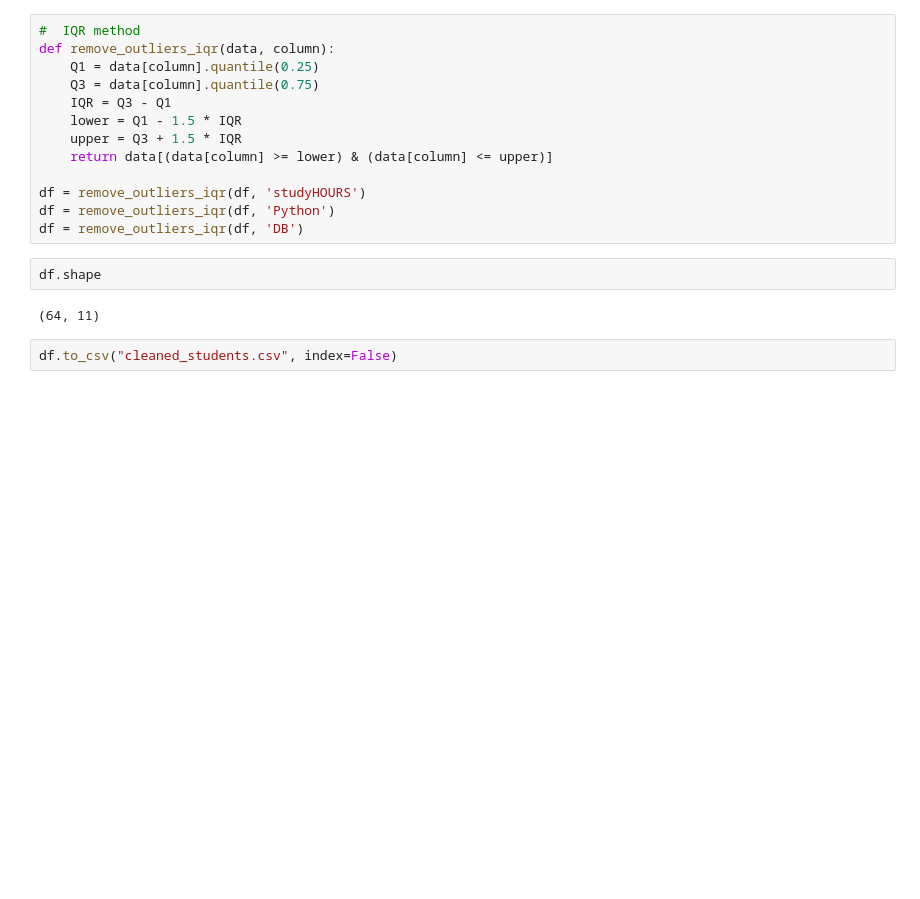
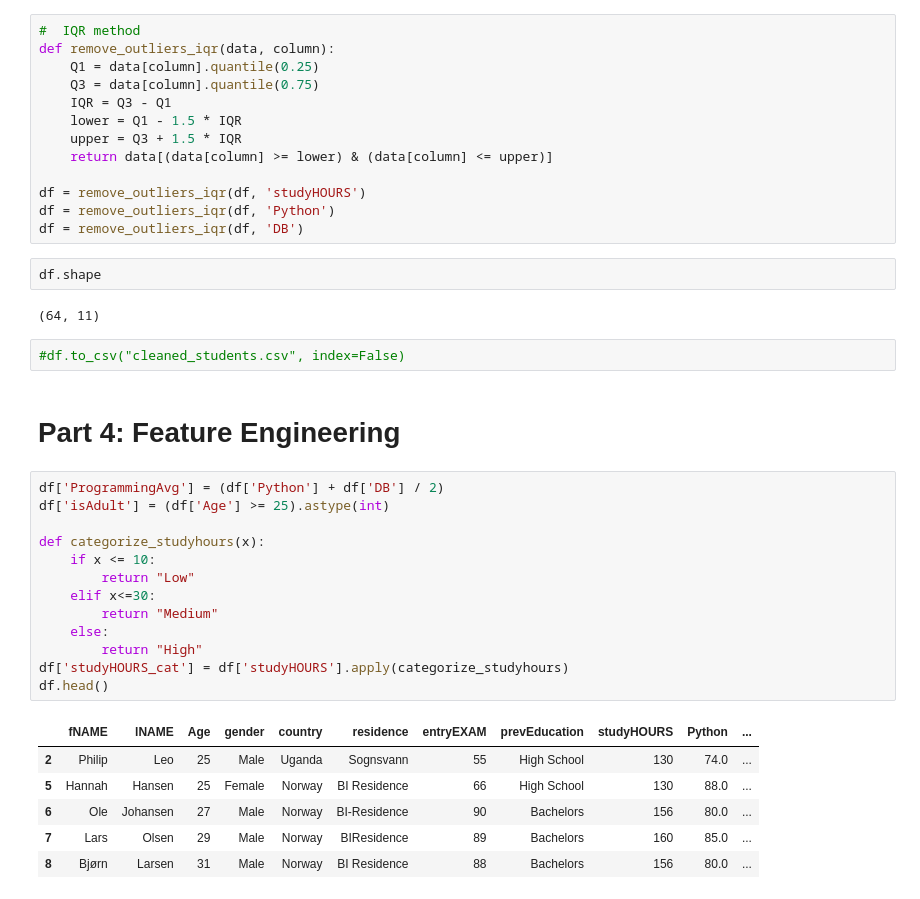
Before and after one commit to Toqa-ElMalah/Student-Data-Cleaning, a Jupyter notebook: Student Dataset.ipynb, the cells around one changed output. Drawn from its saved outputs; the diff is of its cells as text; blank space fills up the shorter version.

```diff
--- a/Student Dataset.ipynb
+++ b/Student Dataset.ipynb
@@ -261,4 +261,26 @@ df.shape
 # %% [output]
 (64, 11)
 # %%
-df.to_csv("cleaned_students.csv", index=False)
+#df.to_csv("cleaned_students.csv", index=False)
+# %% [markdown]
+# Part 4: Feature Engineering
+# %%
+df['ProgrammingAvg'] = (df['Python'] + df['DB'] / 2)
+df['isAdult'] = (df['Age'] >= 25).astype(int)
+
+def categorize_studyhours(x):
+    if x <= 10:
+        return "Low"
+    elif x<=30:
+        return "Medium"
+    else:
+        return "High"
+df['studyHOURS_cat'] = df['studyHOURS'].apply(categorize_studyhours)
+df.head()
+# %% [output]
+|  | fNAME | lNAME | Age | gender | country | residence | entryEXAM | prevEducation | studyHOURS | Python | ... |
+| 2 | Philip | Leo | 25 | Male | Uganda | Sognsvann | 55 | High School | 130 | 74.0 | ... |
+| 5 | Hannah | Hansen | 25 | Female | Norway | BI Residence | 66 | High School | 130 | 88.0 | ... |
+| 6 | Ole | Johansen | 27 | Male | Norway | BI-Residence | 90 | Bachelors | 156 | 80.0 | ... |
+| 7 | Lars | Olsen | 29 | Male | Norway | BIResidence | 89 | Bachelors | 160 | 85.0 | ... |
+| 8 | Bjørn | Larsen | 31 | Male | Norway | BI Residence | 88 | Bachelors | 156 | 80.0 | ... |
```
Also changed, not shown: parts of 17 cells of this notebook, 1 other file.
